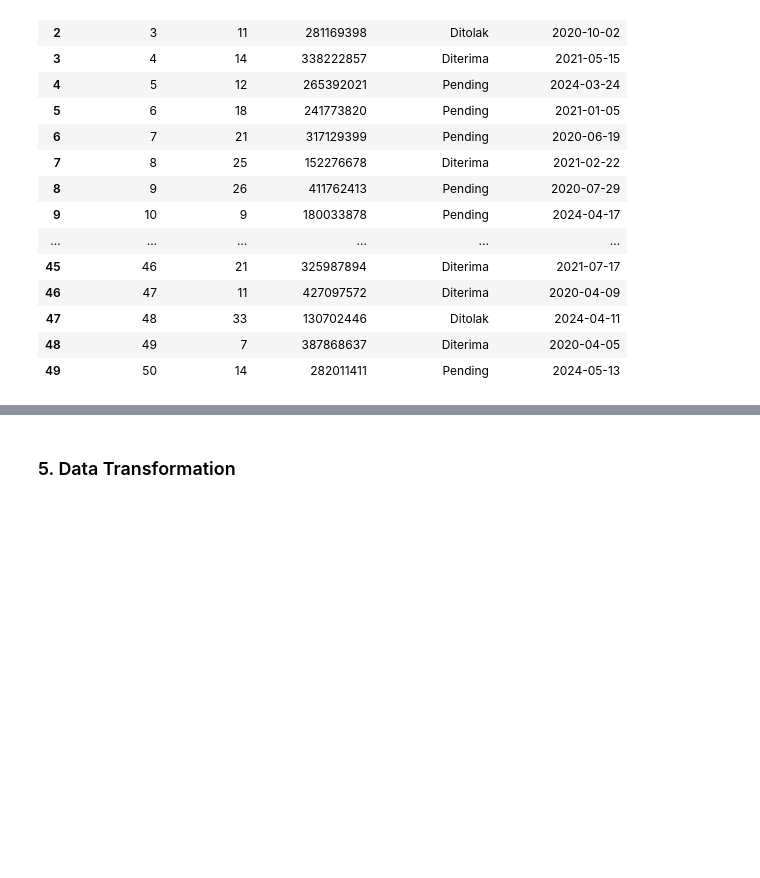
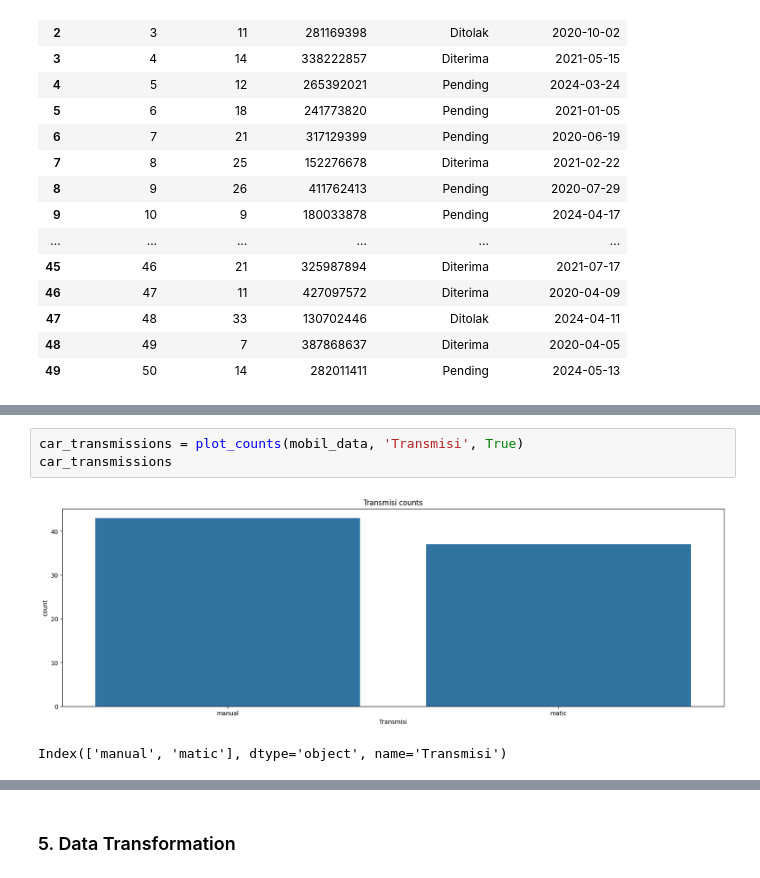
Before and after one commit to rzkybagaskara/bronze-dwh, a Jupyter notebook: notebook.ipynb, the cells around one changed output, grey strips where cells are left out. Drawn from its saved outputs; the diff is of its cells as text; blank space fills up the shorter version.

```diff
--- a/notebook.ipynb
+++ b/notebook.ipynb
@@ -142,0 +149,6 @@ pengguna_data
+# %%
+car_transmissions = plot_counts(mobil_data, 'Transmisi', True)
+car_transmissions
+# %% [output]
+[figure, added]
+Index(['manual', 'matic'], dtype='object', name='Transmisi')
```
Also changed, not shown: parts of 18 cells of this notebook.
